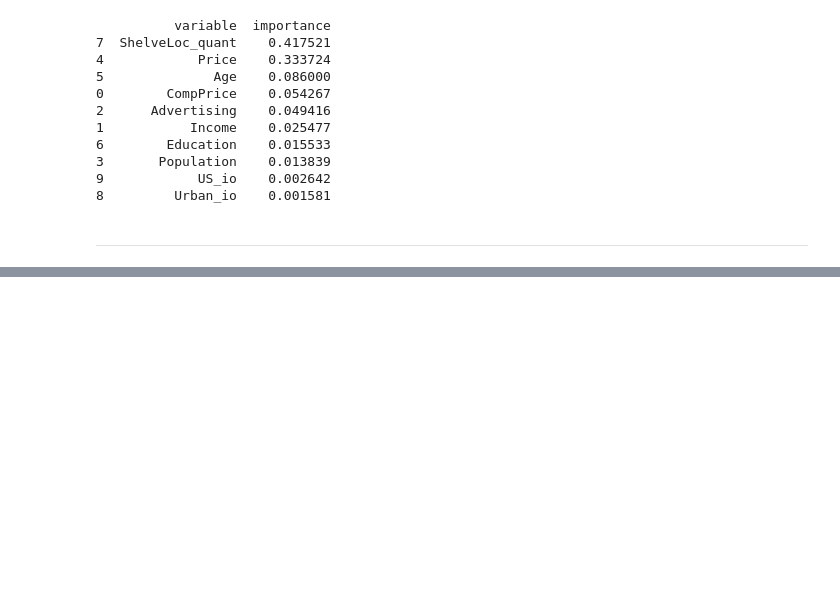
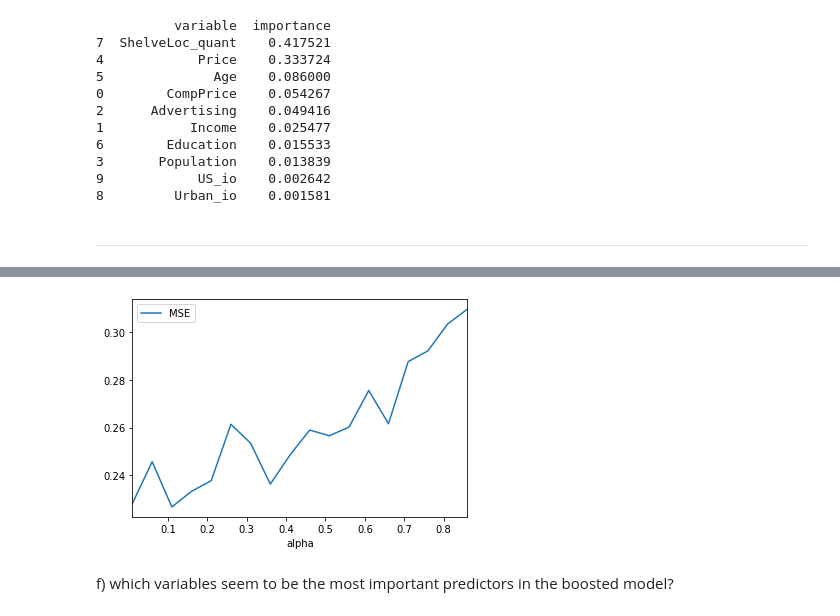
Before and after one commit to joepollastrini/Introduction-to-Statistical-Learning-Exercises, a Jupyter notebook: Chapter 8/Applied Exercises.ipynb, the cells around one changed output, grey strips where cells are left out. Drawn from its saved outputs; the diff is of its cells as text; code cells hidden in the pictures; blank space fills up the shorter version.

```diff
--- a/Chapter 8/Applied Exercises.ipynb
+++ b/Chapter 8/Applied Exercises.ipynb
@@ -153,0 +210,20 @@ print(features)
+# %%
+num_trees = 1000
+
+from sklearn.ensemble import GradientBoostingRegressor as boostReg
+
+data = []
+for i in range(1, 90, 5):
+    alpha = i/100.0
+    boostTree = boostReg(n_estimators = num_trees, learning_rate=alpha, max_depth = 1, random_state=0)
+    boostTree.fit(x_train, y_train)
+
+    error = mse(y_test, boostTree.predict(x_test))
+    data.append([alpha, error])
+# %%
+d = pd.DataFrame(data, columns=['alpha', 'MSE'])
+d.plot(x='alpha', y='MSE');
+# %% [output]
+[figure, added]
+# %% [markdown]
+f) which variables seem to be the most important predictors in the boosted model?
```
Also changed, not shown: parts of 45 cells of this notebook, 2 other files.
